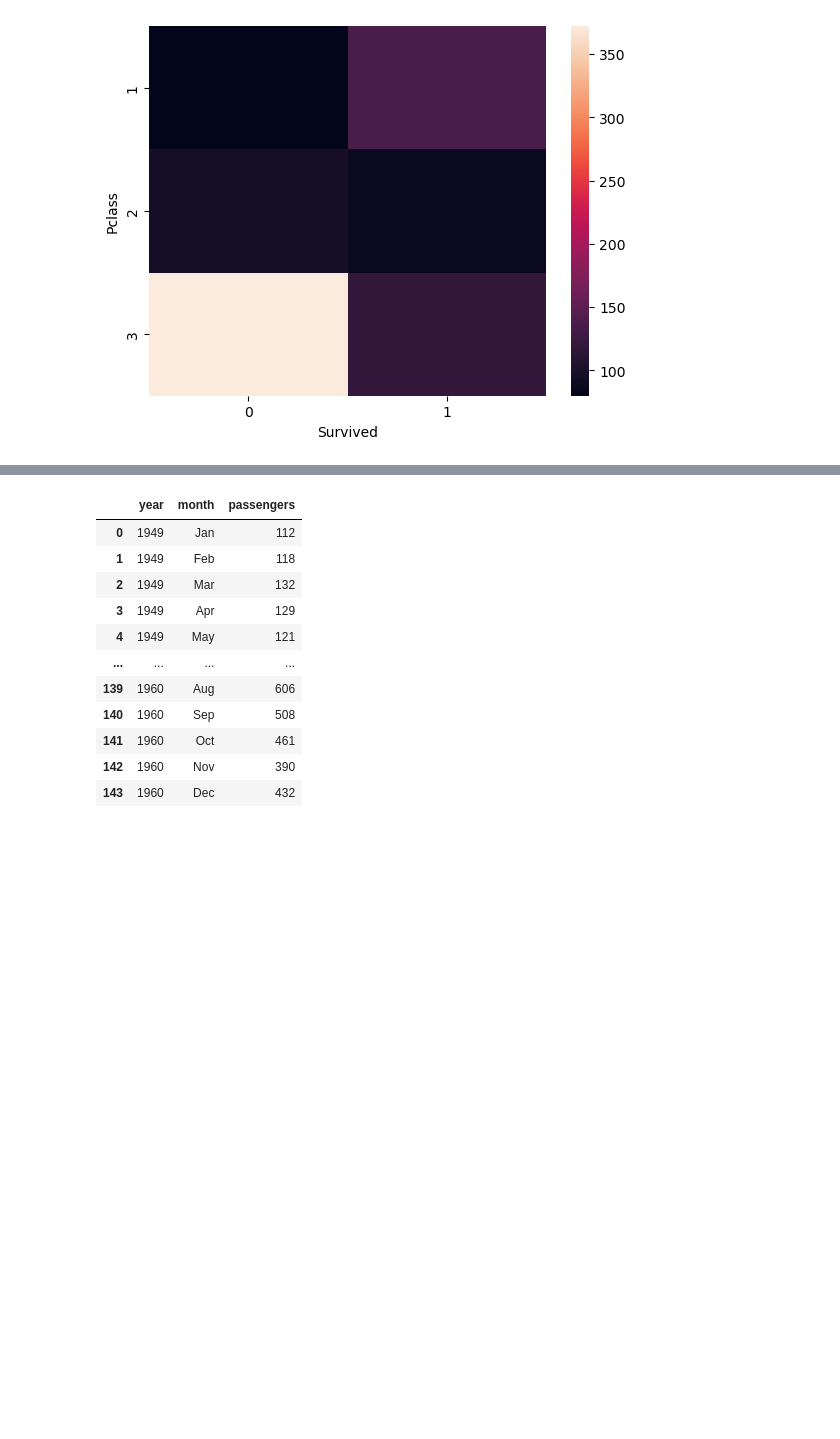
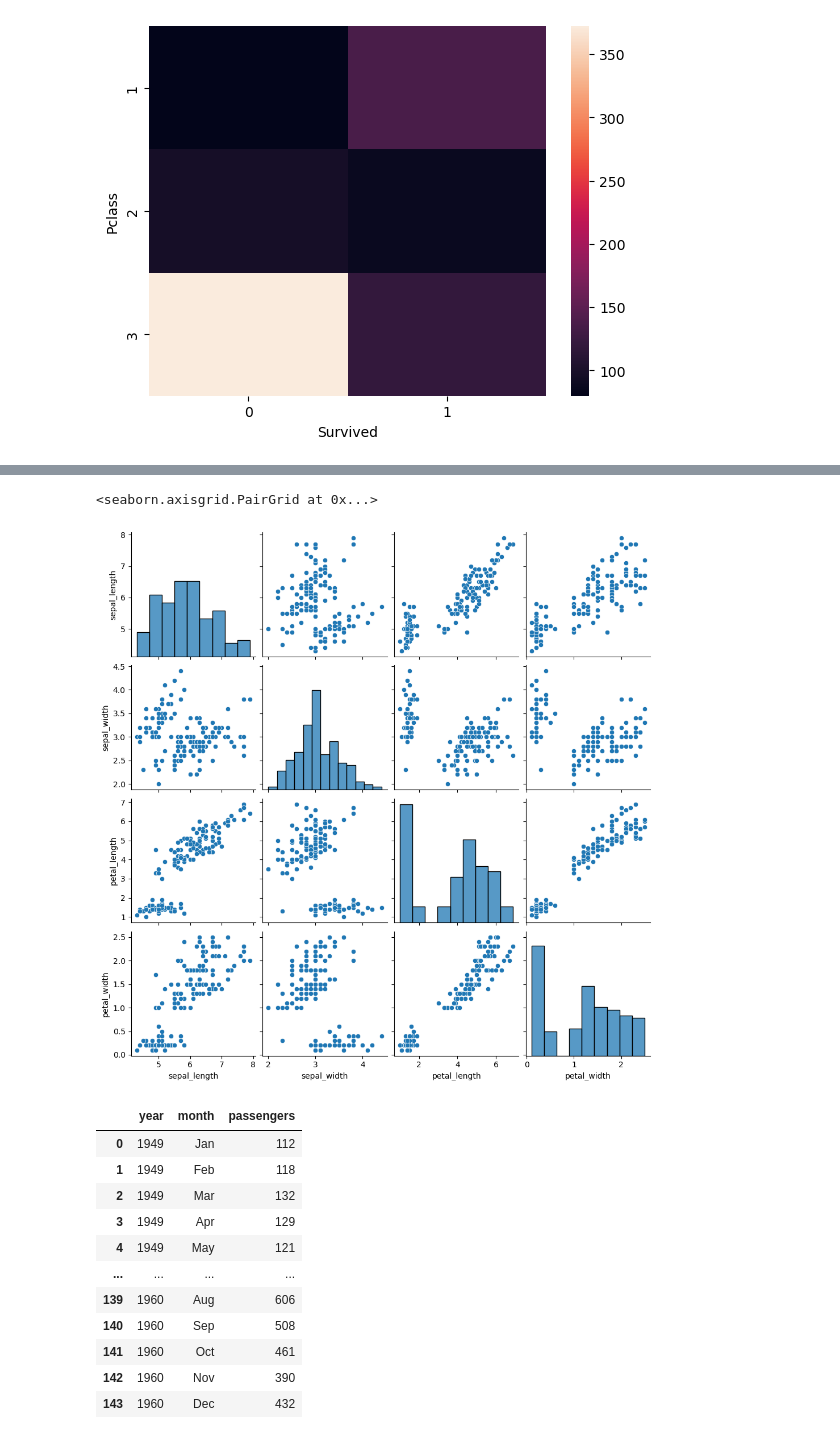
Before and after one commit to ravidhwn01/data-analysis, a Jupyter notebook: multivariate_EDA.ipynb, the cells around one changed output, grey strips where cells are left out. Drawn from its saved outputs; the diff is of its cells as text; code cells hidden in the pictures; blank space fills up the shorter version.

```diff
--- a/multivariate_EDA.ipynb
+++ b/multivariate_EDA.ipynb
@@ -87,3 +106,8 @@ Name: Survived, dtype: float64
+# %%
+sns.pairplot(iris)
+# %% [output]
+<seaborn.axisgrid.PairGrid at 0x...>
+[figure, added]
 # %%
 flights = sns.load_dataset('flights')
 flights
```
Also changed, not shown: parts of 4 cells of this notebook.
